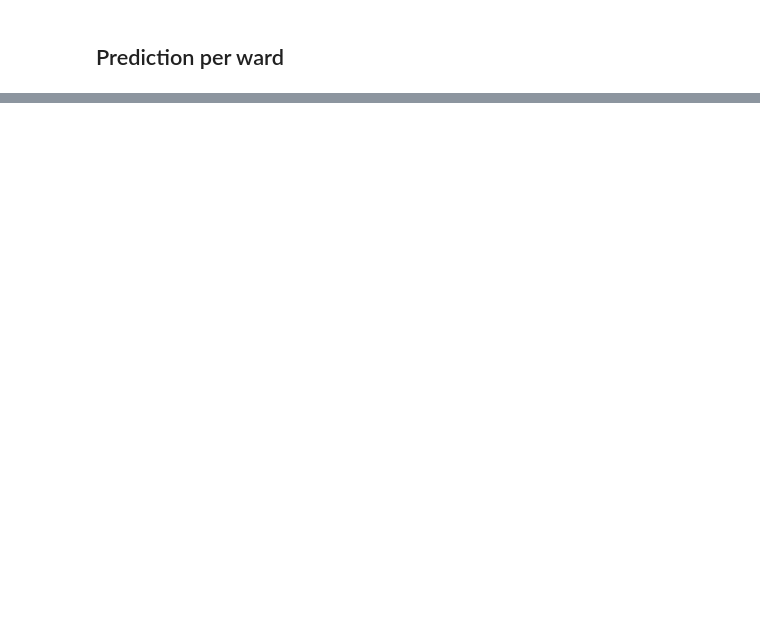
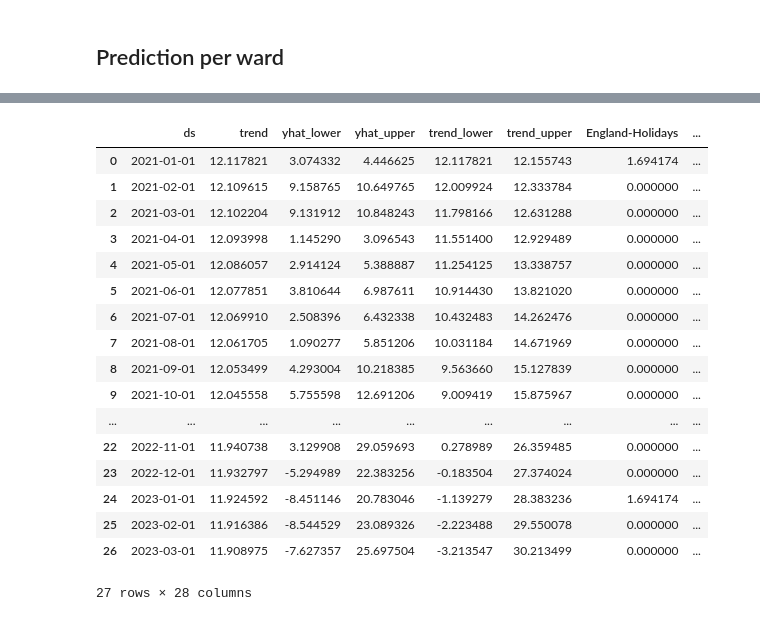
Before and after one commit to isavgt/JBG050-group11, a Jupyter notebook: forecast_prophet.ipynb, the cells around one changed output, grey strips where cells are left out. Saved outputs shown, nothing was run; the diff lists cells and outputs as text; code cells hidden in the pictures; blank space fills up the shorter version.

```diff
--- a/forecast_prophet.ipynb
+++ b/forecast_prophet.ipynb
@@ -143,7 +128,7 @@ best_model.plot_components(forecast)
 ## Prediction per ward
 # %%
 # Create the dataframe
-file =  pd.read_csv('C:/Users/20203697/Downloads/filtered_df_utility_cols.csv')
+file =  pd.read_csv(r'.\\Datasets\\Population\\filtered_df_utility_cols.csv')
 df_per_ward= file.sort_values(['Year','Month num'],ascending=False).groupby(['Ward', 'Year', 'Month num']).count()
 
 # Create a dataframe with the wanted dates
@@ -311,0 +235,21 @@ DataFrame.mean and DataFrame.median with numeric_only=None will include datetime
+# %%
+forecast[-forecast_upto:]
+# %% [output]
+|  | ds | trend | yhat_lower | yhat_upper | trend_lower | trend_upper | England-Holidays | ... |
+| 0 | 2021-01-01 | 12.117821 | 3.074332 | 4.446625 | 12.117821 | 12.155743 | 1.694174 | ... |
+| 1 | 2021-02-01 | 12.109615 | 9.158765 | 10.649765 | 12.009924 | 12.333784 | 0.000000 | ... |
+| 2 | 2021-03-01 | 12.102204 | 9.131912 | 10.848243 | 11.798166 | 12.631288 | 0.000000 | ... |
+| 3 | 2021-04-01 | 12.093998 | 1.145290 | 3.096543 | 11.551400 | 12.929489 | 0.000000 | ... |
+| 4 | 2021-05-01 | 12.086057 | 2.914124 | 5.388887 | 11.254125 | 13.338757 | 0.000000 | ... |
+| 5 | 2021-06-01 | 12.077851 | 3.810644 | 6.987611 | 10.914430 | 13.821020 | 0.000000 | ... |
+| 6 | 2021-07-01 | 12.069910 | 2.508396 | 6.432338 | 10.432483 | 14.262476 | 0.000000 | ... |
+| 7 | 2021-08-01 | 12.061705 | 1.090277 | 5.851206 | 10.031184 | 14.671969 | 0.000000 | ... |
+| 8 | 2021-09-01 | 12.053499 | 4.293004 | 10.218385 | 9.563660 | 15.127839 | 0.000000 | ... |
+| 9 | 2021-10-01 | 12.045558 | 5.755598 | 12.691206 | 9.009419 | 15.875967 | 0.000000 | ... |
+| ... | ... | ... | ... | ... | ... | ... | ... | ... |
+| 22 | 2022-11-01 | 11.940738 | 3.129908 | 29.059693 | 0.278989 | 26.359485 | 0.000000 | ... |
+| 23 | 2022-12-01 | 11.932797 | -5.294989 | 22.383256 | -0.183504 | 27.374024 | 0.000000 | ... |
+| 24 | 2023-01-01 | 11.924592 | -8.451146 | 20.783046 | -1.139279 | 28.383236 | 1.694174 | ... |
+| 25 | 2023-02-01 | 11.916386 | -8.544529 | 23.089326 | -2.223488 | 29.550078 | 0.000000 | ... |
+| 26 | 2023-03-01 | 11.908975 | -7.627357 | 25.697504 | -3.213547 | 30.213499 | 0.000000 | ... |
+27 rows × 28 columns
```
Also changed, not shown: parts of 5 cells of this notebook, 2 other files.
